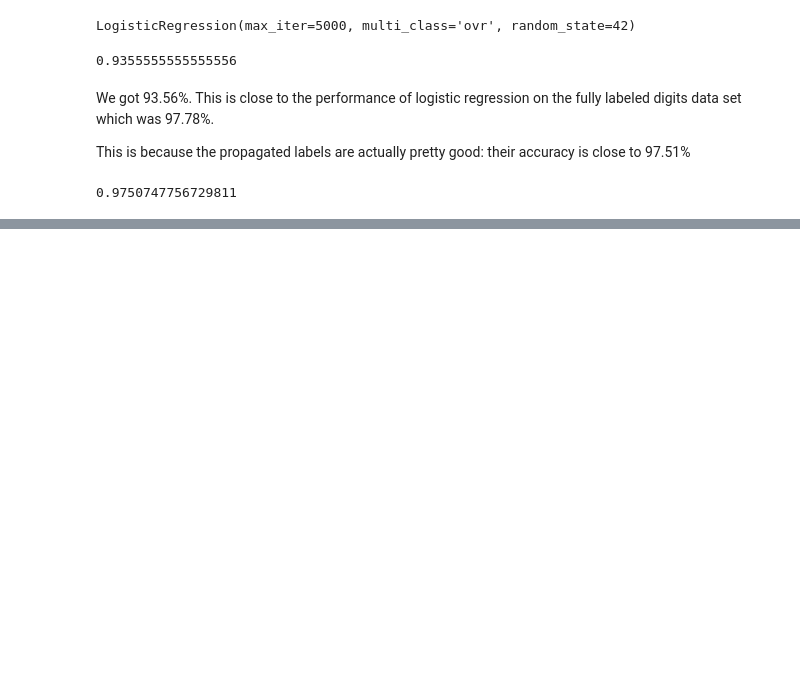
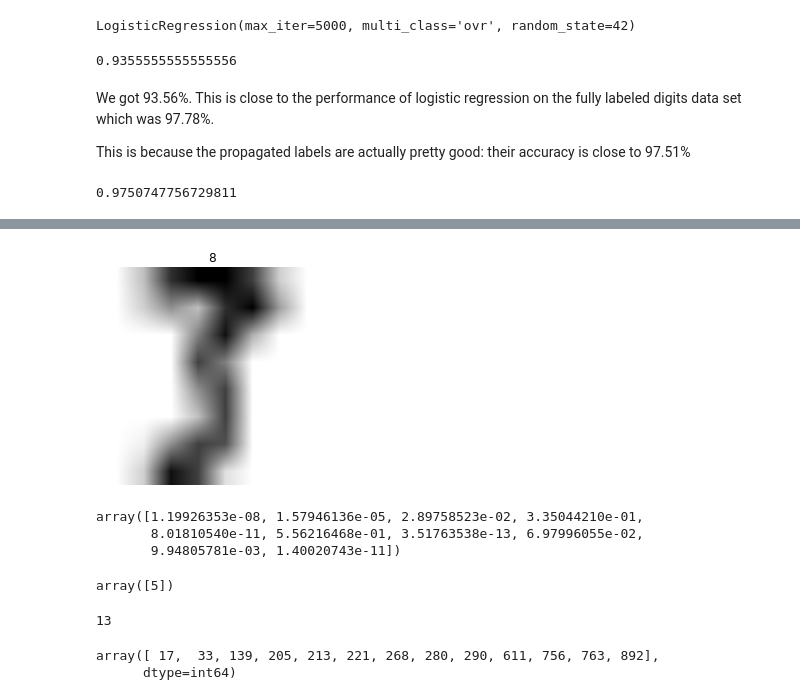
Before and after one commit to marts-dev/handsOnML, a Jupyter notebook: UnsupervisedLearningPractice.ipynb, the cells around one changed output, grey strips where cells are left out. Saved outputs shown, nothing was run; the diff lists cells and outputs as text; code cells hidden in the pictures; blank space fills up the shorter version.

```diff
--- a/UnsupervisedLearningPractice.ipynb
+++ b/UnsupervisedLearningPractice.ipynb
@@ -1002,0 +1070,21 @@ np.mean(y_train_partially_propagated == y_train[partially_propagated])
+# %%
+plt.imshow(X_train_partially_propagated[763].reshape(8, 8), cmap="binary", interpolation="bilinear")
+plt.axis('off')
+plt.title(y_train_partially_propagated[763])
+plt.show()
+# %% [output]
+[figure, added]
+# %%
+predict_probabilities[763]
+# %% [output]
+array([1.19926353e-08, 1.57946136e-05, 2.89758523e-02, 3.35044210e-01,
+       8.01810540e-11, 5.56216468e-01, 3.51763538e-13, 6.97996055e-02,
+       9.94805781e-03, 1.40020743e-11])
+# %%
+log_reg.predict(X_train_partially_propagated[763].reshape(1, -1))
+# %% [output]
+array([5])
+# %%
+np.count_nonzero(label_proba <= 0.7)
+# %% [output]
+13
@@ -1002,0 +1093,5 @@ np.mean(y_train_partially_propagated == y_train[partially_propagated])
+# %%
+not_sure_idx
+# %% [output]
+array([ 17,  33, 139, 205, 213, 221, 268, 280, 290, 611, 756, 763, 892],
+      dtype=int64)
```
Also changed, not shown: parts of 30 cells of this notebook.
